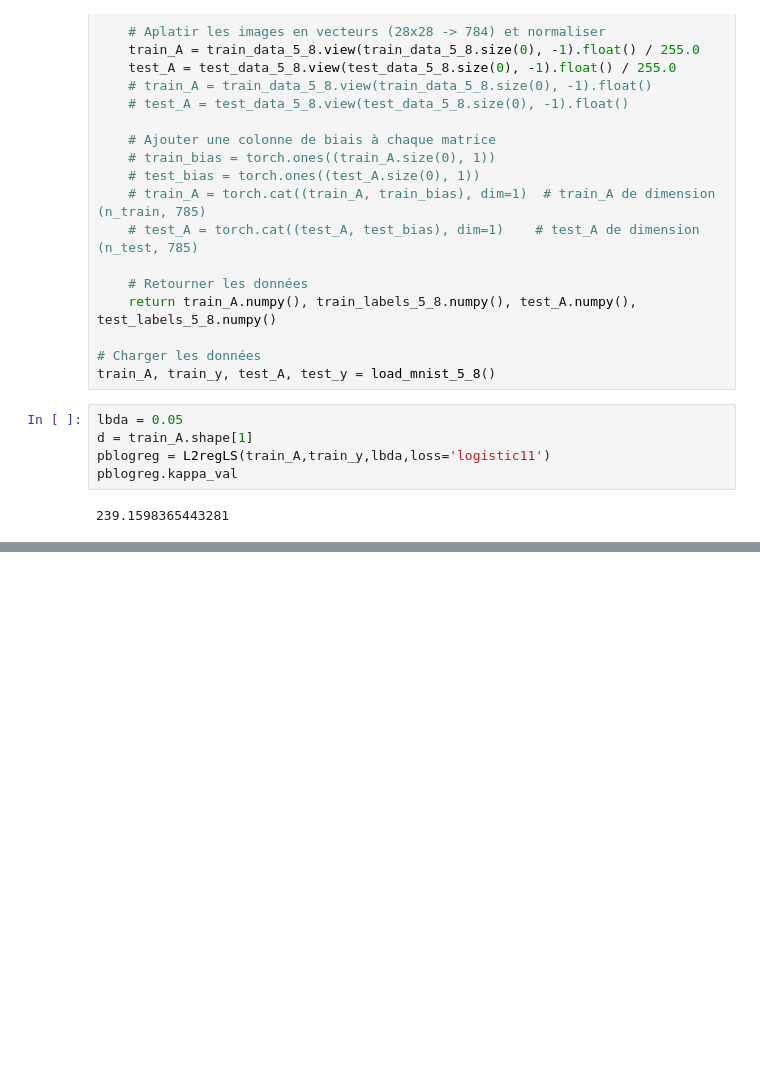
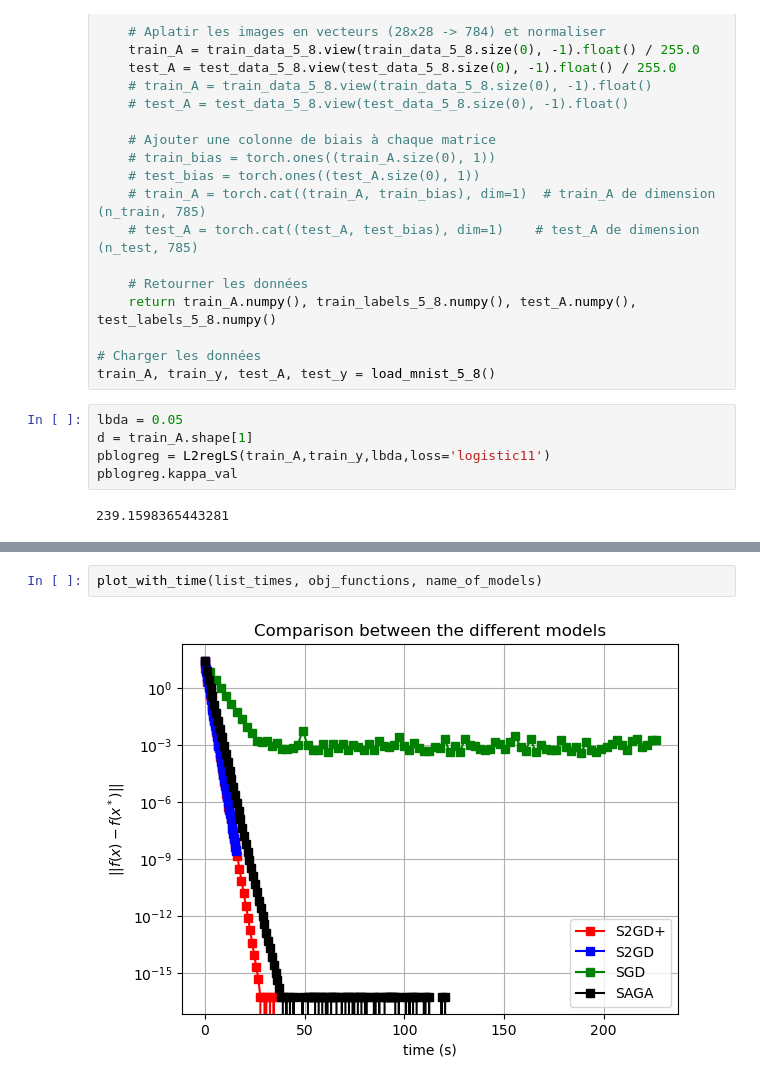
Before and after one commit to Paulcauch/S2GD, a Jupyter notebook: tests.ipynb, the cells around one changed output, grey strips where cells are left out. Saved outputs shown, nothing was run; the diff lists cells and outputs as text; blank space fills up the shorter version.

```diff
--- a/tests.ipynb
+++ b/tests.ipynb
@@ -171,3 +274,7 @@ plt.semilogy(nb_comp_grad_saga,obj_val_saga-f_star)
+# %%
+plot_with_time(list_times, obj_functions, name_of_models)
+# %% [output]
+[figure, added]
 # %%
 error_s2gd = 0
 error_sgd = 0
```
Also changed, not shown: parts of 21 cells of this notebook, 3 other files.
